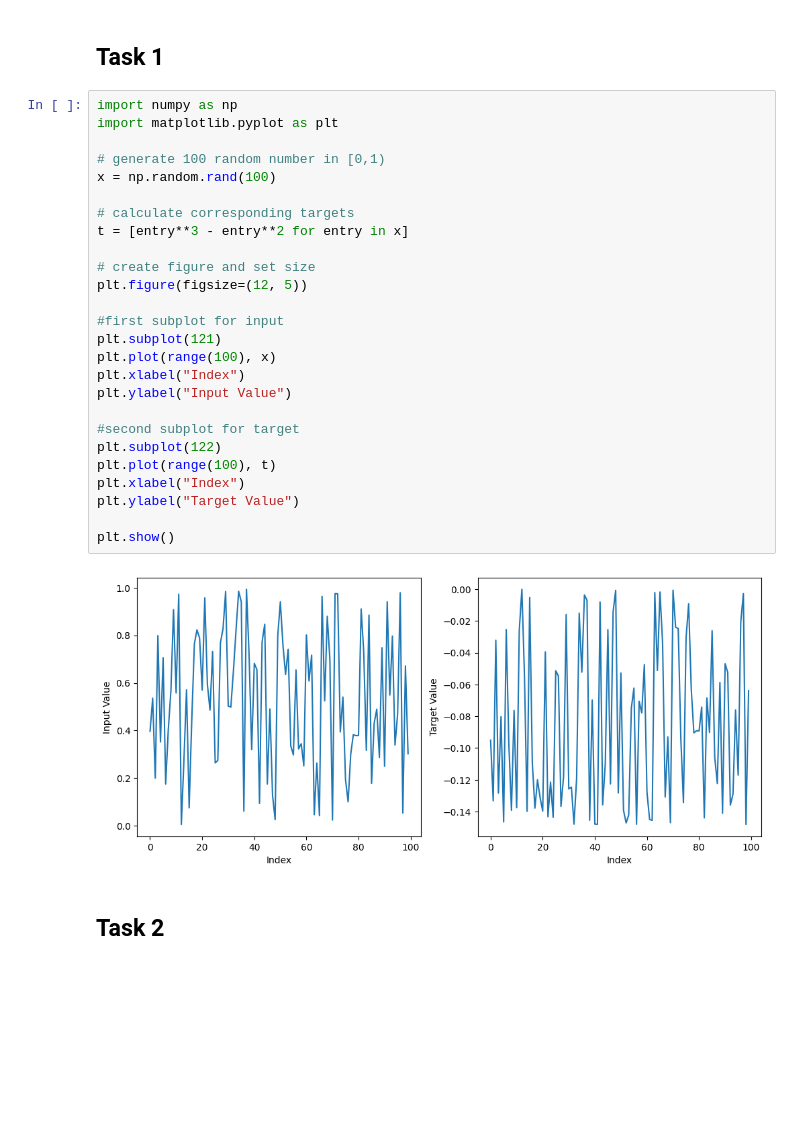
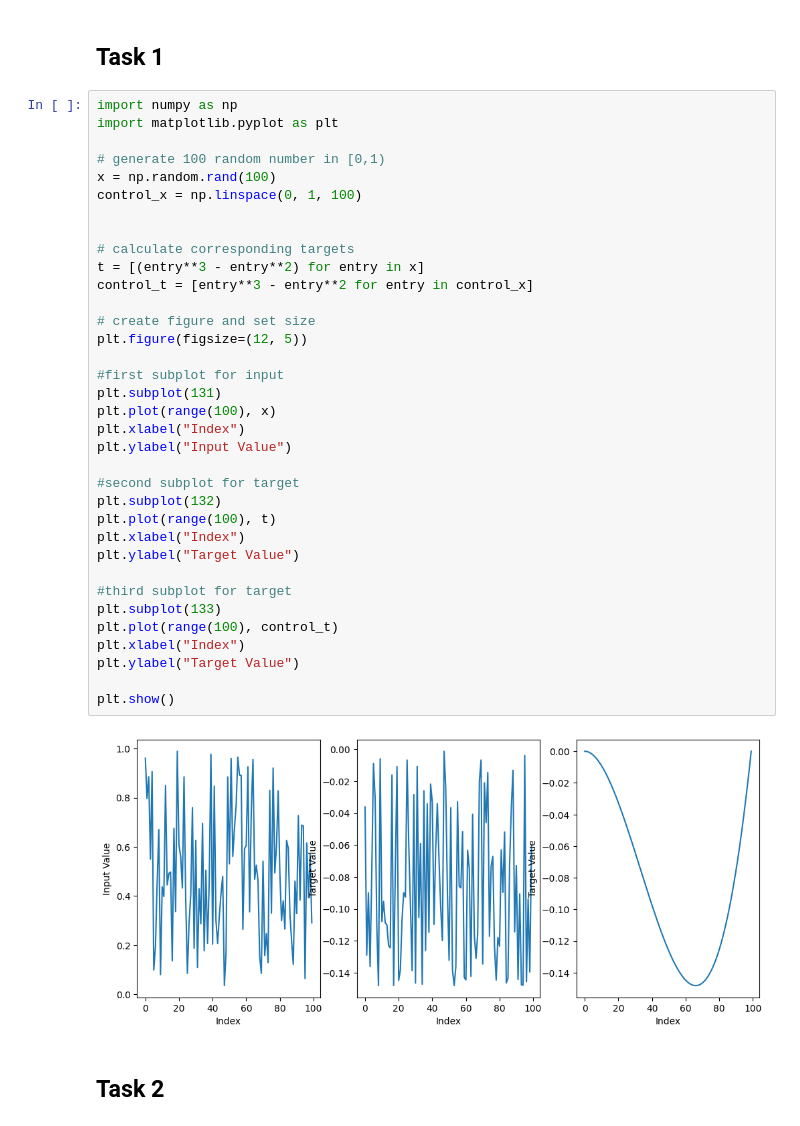
Before and after one commit to arschreiber/IANNwTF, a Jupyter notebook: hw2/hw2.ipynb, the cells around one changed output. Drawn from its saved outputs; the diff is of its cells as text; blank space fills up the shorter version.

```diff
--- a/hw2/hw2.ipynb
+++ b/hw2/hw2.ipynb
@@ -3,31 +3,40 @@
 # %%
 import numpy as np
 import matplotlib.pyplot as plt
 
 # generate 100 random number in [0,1)
 x = np.random.rand(100)
+control_x = np.linspace(0, 1, 100)
+
 
 # calculate corresponding targets
-t = [entry**3 - entry**2 for entry in x]
+t = [(entry**3 - entry**2) for entry in x]
+control_t = [entry**3 - entry**2 for entry in control_x]
 
 # create figure and set size
 plt.figure(figsize=(12, 5))
 
 #first subplot for input
-plt.subplot(121)
+plt.subplot(131)
 plt.plot(range(100), x)
 plt.xlabel("Index")
 plt.ylabel("Input Value")
 
 #second subplot for target
-plt.subplot(122)
+plt.subplot(132)
 plt.plot(range(100), t)
 plt.xlabel("Index")
 plt.ylabel("Target Value")
 
+#third subplot for target
+plt.subplot(133)
+plt.plot(range(100), control_t)
+plt.xlabel("Index")
+plt.ylabel("Target Value")
+
 plt.show()
 # %% [output]
-[figure, old version]
+[figure, new version]
 # %% [markdown]
 ## Task 2
 # %%
```
Also changed, not shown: parts of 9 cells of this notebook.
